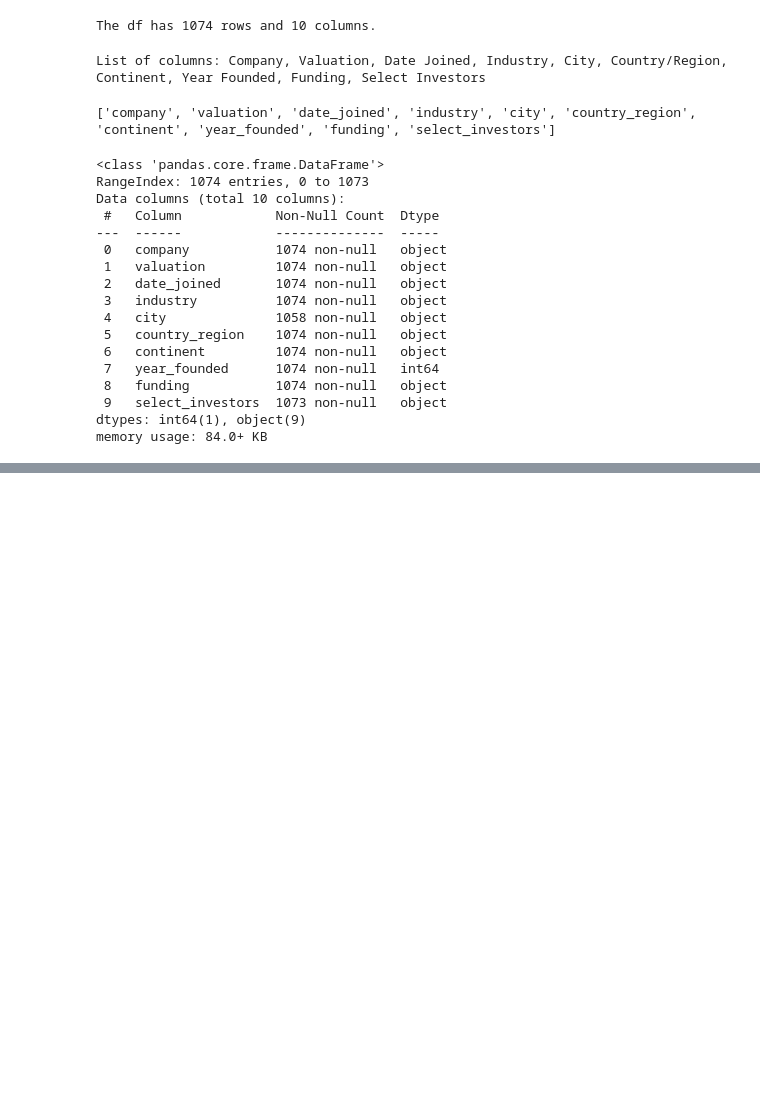
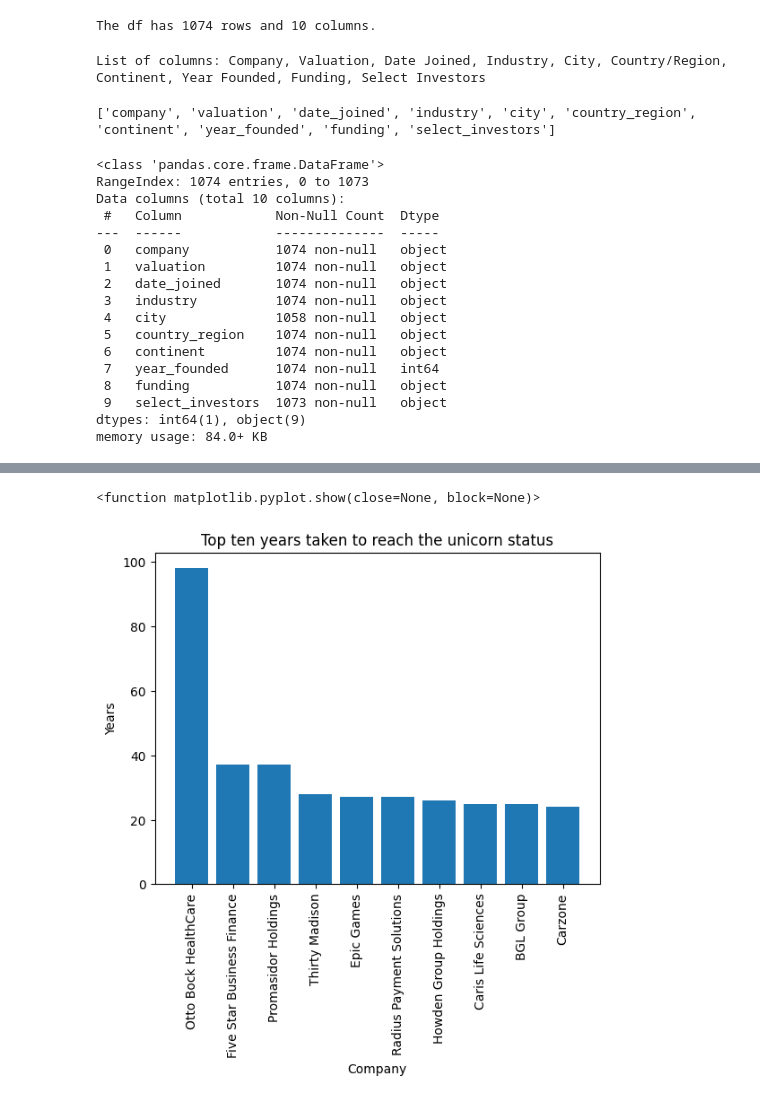
Before and after one commit to tros01/google_advanced_data_analytics, a Jupyter notebook: ga3_unicorns_py.ipynb, the cells around one changed output, grey strips where cells are left out. Saved outputs shown, nothing was run; the diff lists cells and outputs as text; code cells hidden in the pictures; blank space fills up the shorter version.

```diff
--- a/ga3_unicorns_py.ipynb
+++ b/ga3_unicorns_py.ipynb
@@ -142,0 +150,23 @@ df.sample(n=10)
+# %%
+# Compute the time it took companies to reach unicorn status
+plot_df = df.copy()
+plot_df["years_till_joined"] = plot_df["year_joined"] - plot_df["year_founded"]
+plot_df = plot_df.sort_values(by="years_till_joined", ascending=False)
+plot_df = plot_df.iloc[0:10, :]
+# %%
+# Visualise the time it took companies to reach unicorn status
+plt.bar(
+    plot_df.company,
+    plot_df.years_till_joined
+)
+
+
+plt.title("Top ten years taken to reach the unicorn status")
+plt.xlabel("Company")
+plt.ylabel("Years")
+plt.xticks(rotation=90)
+
+plt.show
+# %% [output]
+<function matplotlib.pyplot.show(close=None, block=None)>
+[figure, added]
```
Also changed, not shown: parts of 10 cells of this notebook.
